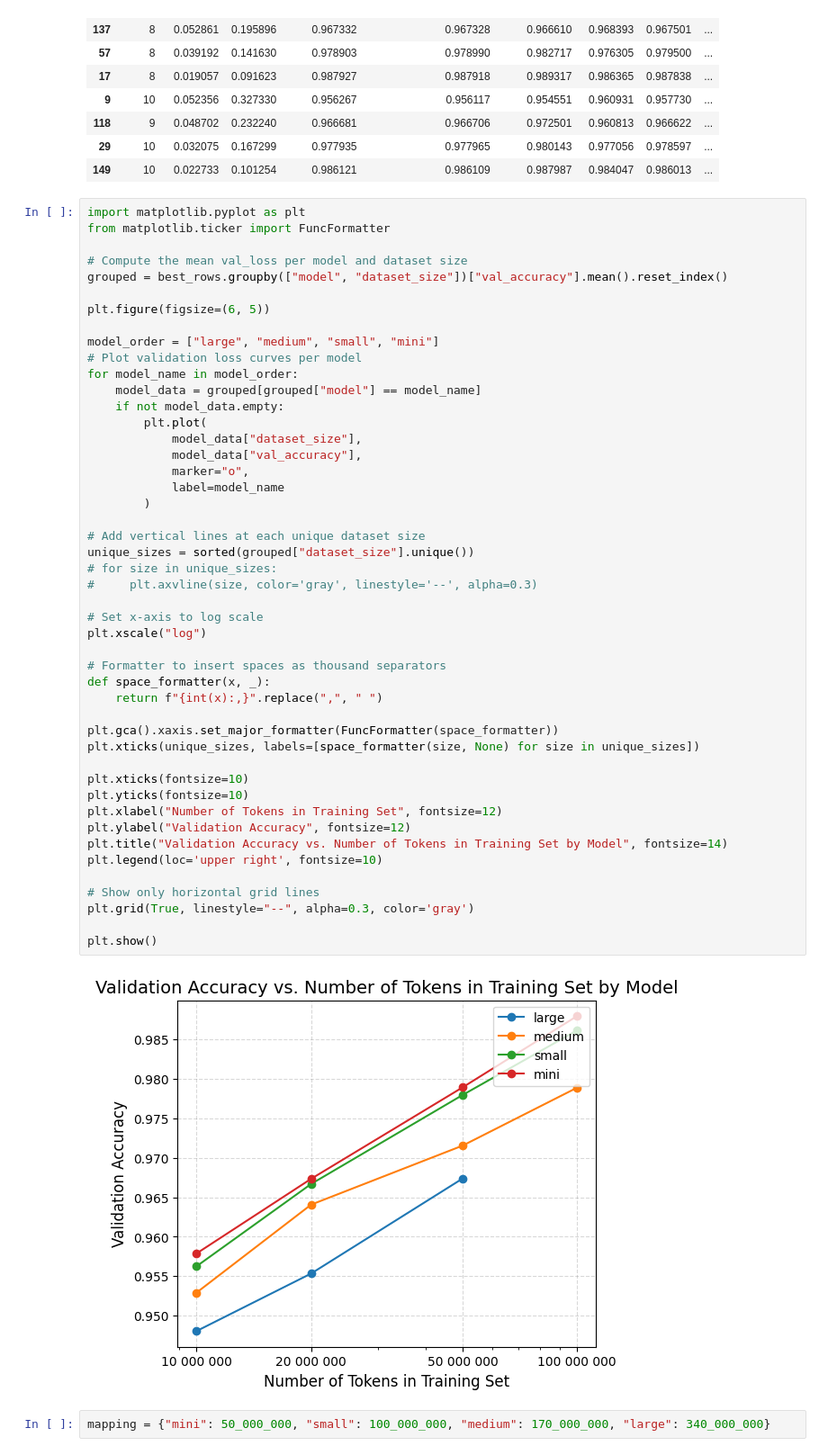
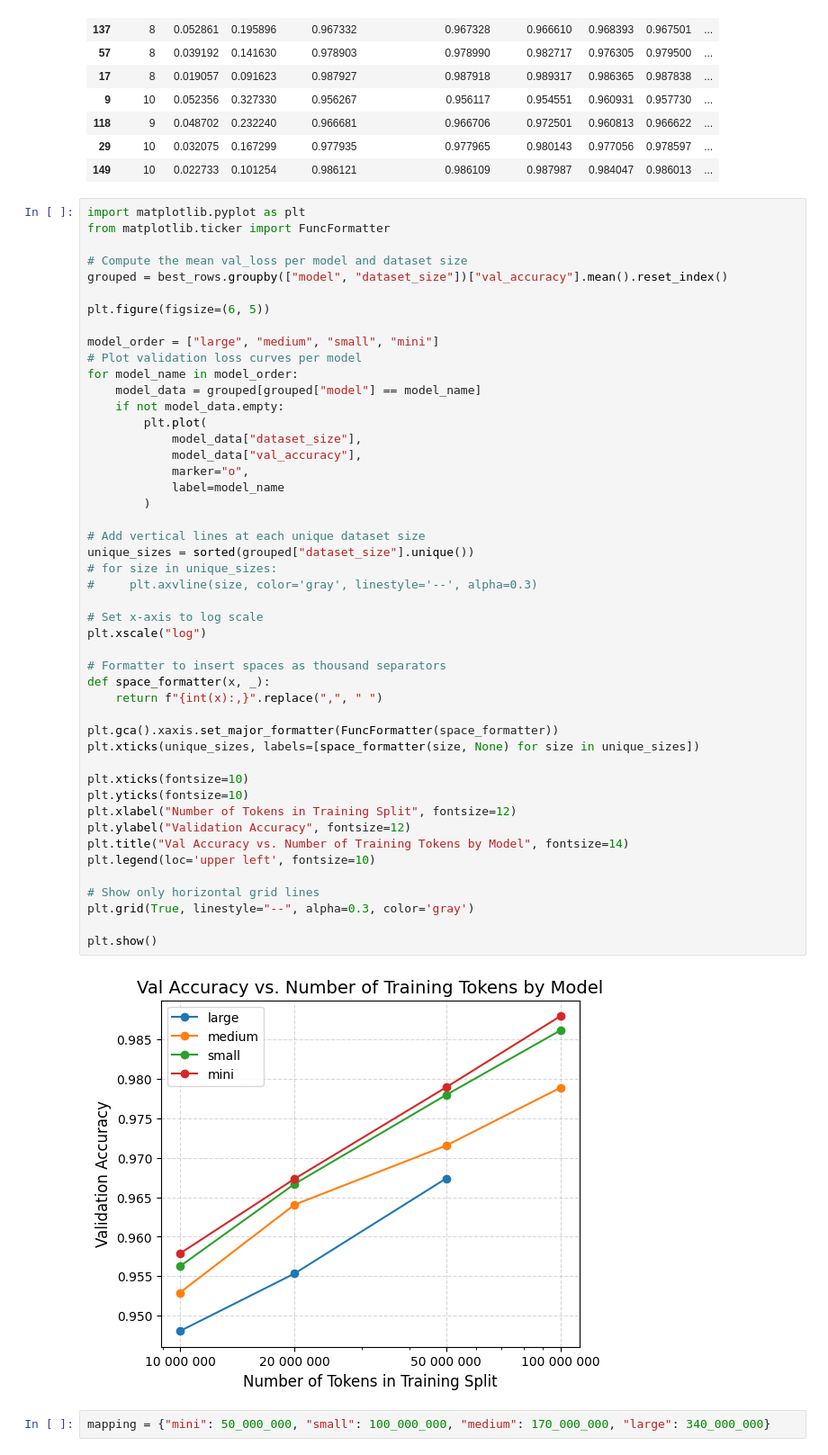
Before and after one commit to Michal1337/GenTextDetect, a Jupyter notebook: logs/baseline/plots.ipynb, the cells around one changed output. Shown at 90% size. Drawn from its saved outputs; the diff is of its cells as text.

```diff
--- a/logs/baseline/plots.ipynb
+++ b/logs/baseline/plots.ipynb
@@ -168,37 +168,37 @@ for model_name in model_order:
             model_data["dataset_size"],
             model_data["val_accuracy"],
             marker="o",
             label=model_name
         )
 
 # Add vertical lines at each unique dataset size
 unique_sizes = sorted(grouped["dataset_size"].unique())
 # for size in unique_sizes:
 #     plt.axvline(size, color='gray', linestyle='--', alpha=0.3)
 
 # Set x-axis to log scale
 plt.xscale("log")
 
 # Formatter to insert spaces as thousand separators
 def space_formatter(x, _):
     return f"{int(x):,}".replace(",", " ")
 
 plt.gca().xaxis.set_major_formatter(FuncFormatter(space_formatter))
 plt.xticks(unique_sizes, labels=[space_formatter(size, None) for size in unique_sizes])
 
 plt.xticks(fontsize=10)
 plt.yticks(fontsize=10)
-plt.xlabel("Number of Tokens in Training Set", fontsize=12)
+plt.xlabel("Number of Tokens in Training Split", fontsize=12)
 plt.ylabel("Validation Accuracy", fontsize=12)
-plt.title("Validation Accuracy vs. Number of Tokens in Training Set by Model", fontsize=14)
-plt.legend(loc='upper right', fontsize=10)
+plt.title("Val Accuracy vs. Number of Training Tokens by Model", fontsize=14)
+plt.legend(loc='upper left', fontsize=10)
 
 # Show only horizontal grid lines
 plt.grid(True, linestyle="--", alpha=0.3, color='gray')
 
 plt.show()
 # %% [output]
-[figure, old version]
+[figure, new version]
 # %%
 mapping = {"mini": 50_000_000, "small": 100_000_000, "medium": 170_000_000, "large": 340_000_000}
 # %%
```
Also changed, not shown: parts of 1 cell of this notebook, 4 other files.
